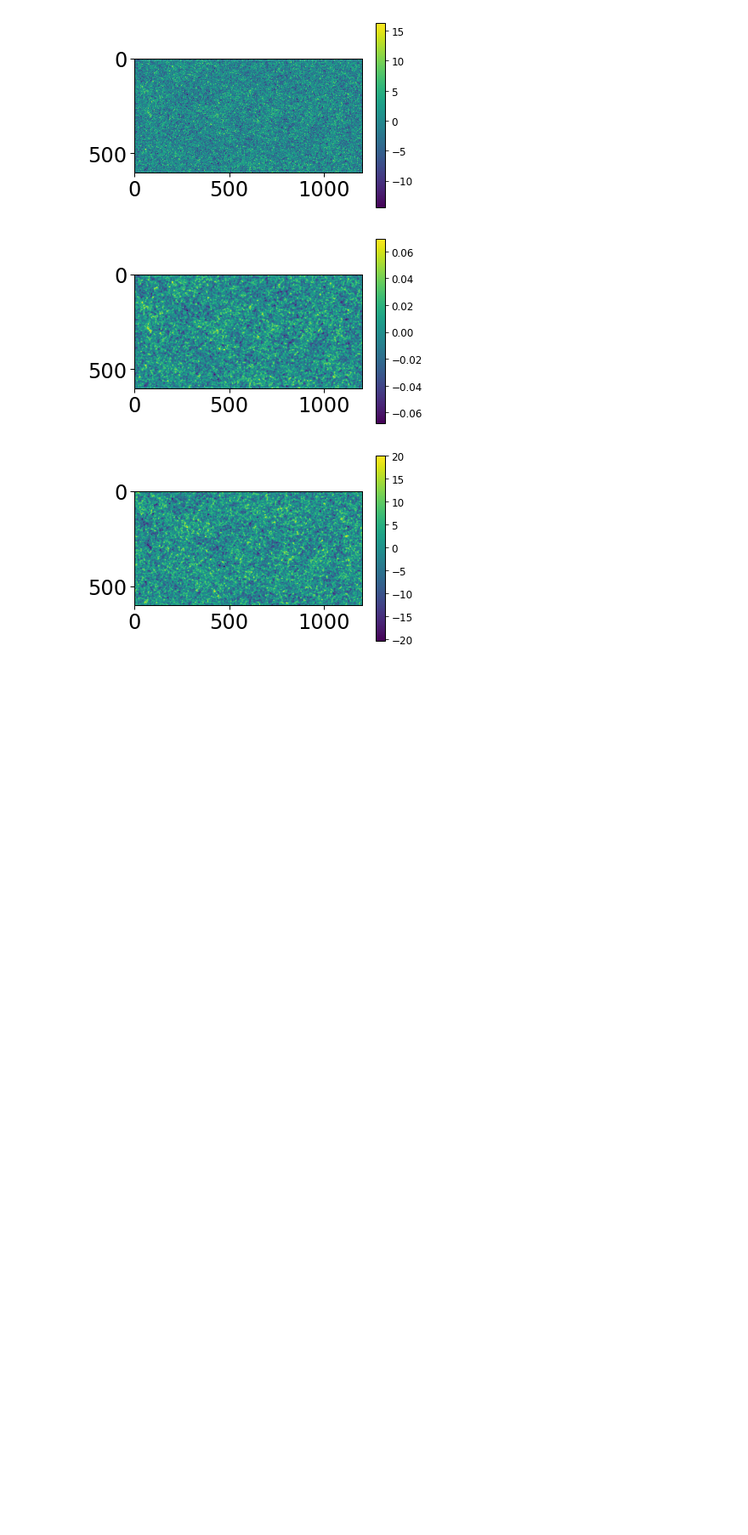
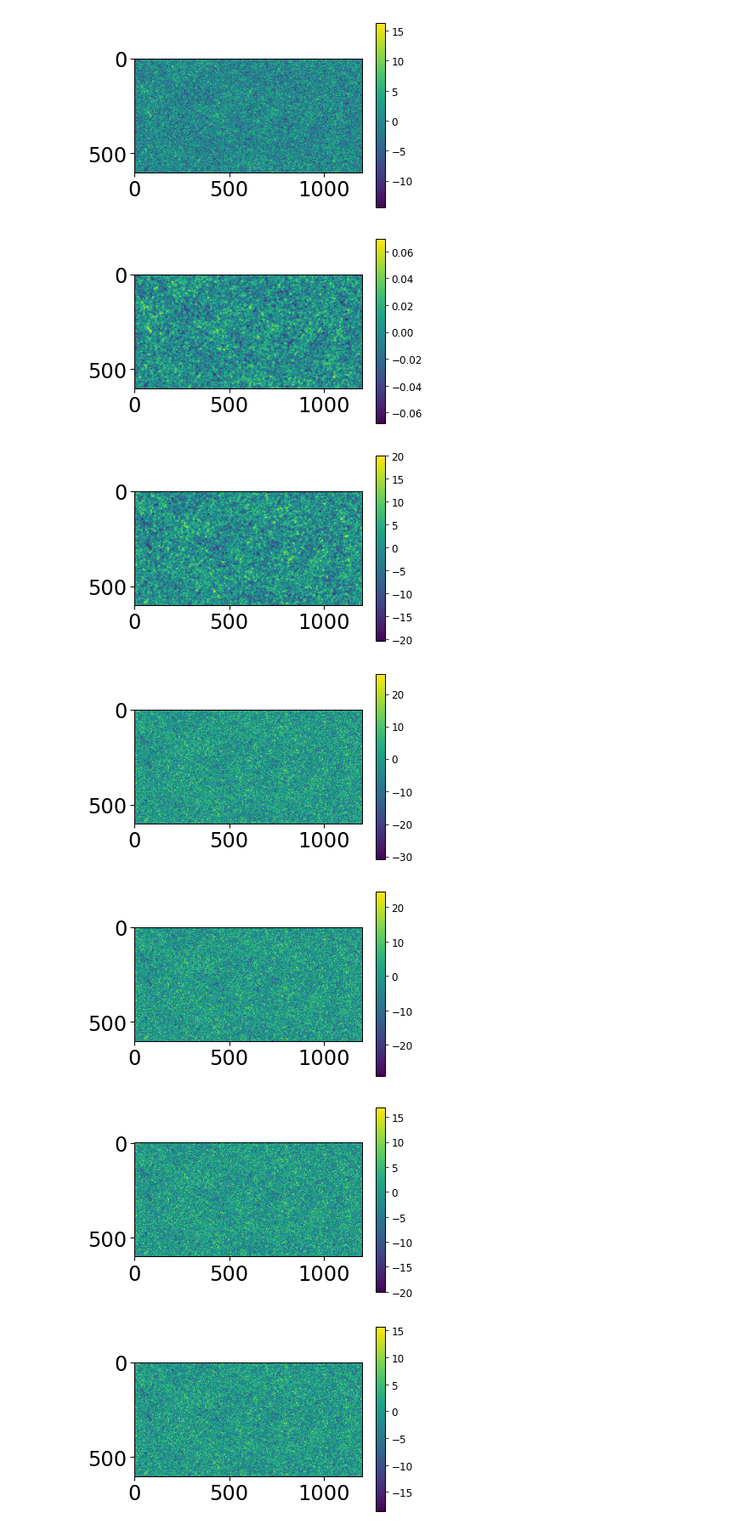
Before and after one commit to msyriac/orphics, a Jupyter notebook: tutorials/GRF-ILC.ipynb, the cells around one changed output. Shown at 85% size. Drawn from its saved outputs; the diff is of its cells as text; code cells hidden in the pictures; blank space fills up the shorter version.

```diff
--- a/tutorials/GRF-ILC.ipynb
+++ b/tutorials/GRF-ILC.ipynb
@@ -74,18 +127,10 @@ pl.done()
 # %%
 # Set up SZ frequency dependence
 # %%
-
-
-N = 10
-
-
-
-for i in range(N):
-    sky1 = marray.get_sky([],0,0,0)
-    sky2 = marray.get_sky(None,0,0,0)
-    if i==0:
-        for j in range(sky1.shape[0]):
-            io.plot_img(sky1[j]-sky2[j])
+sky1 = marray.get_sky([],0,0,0)
+sky2,fg = marray.get_sky(None,0,0,0,return_fg=True)
+for j in range(sky1.shape[0]):
+    io.plot_img(sky1[j]-sky2[j])
 # %% [output]
 [figure]
 [figure]
@@ -93,3 +138,11 @@ for i in range(N):
 [figure]
 [figure]
 [figure]
+# %%
+for j in range(sky1.shape[0]):
+    io.plot_img(fg[j])
+# %% [output]
+[figure, added]
+[figure, added]
+[figure, added]
+[figure, added]
```
Also changed, not shown: parts of 6 cells of this notebook, 1 other file.
